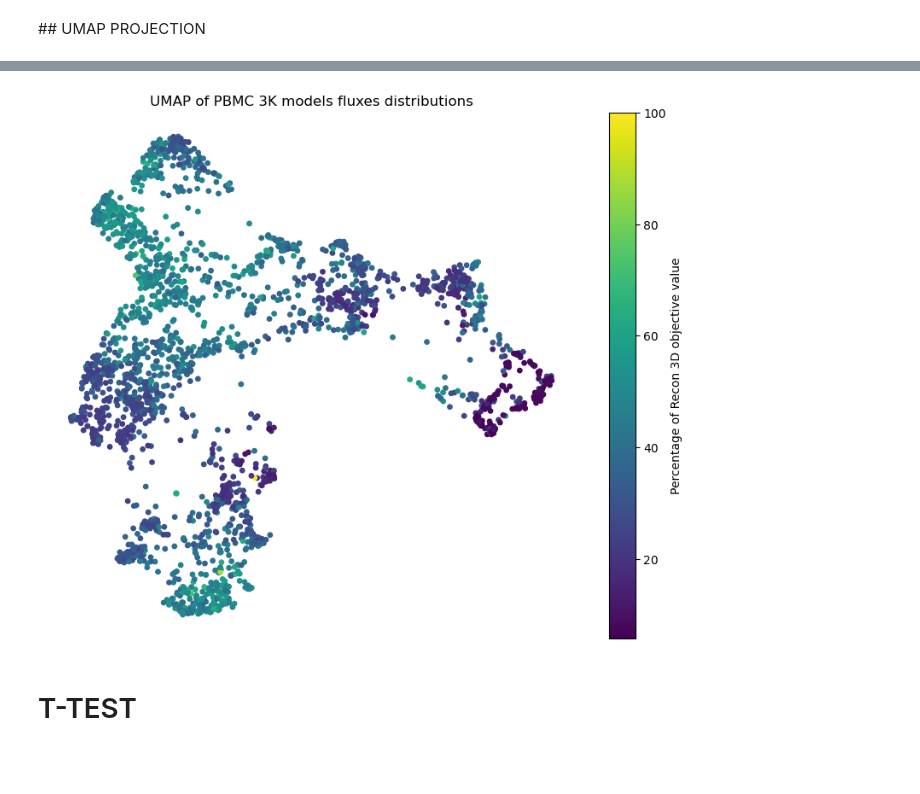
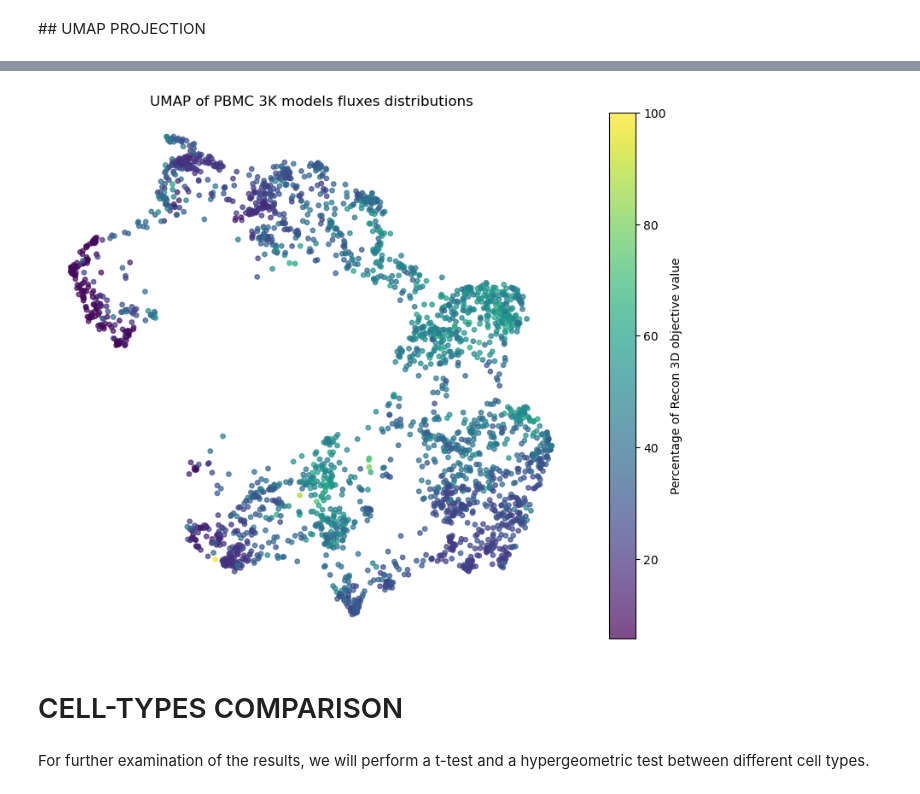
Before and after one commit to claudiavicente/MSPSCR, a Jupyter notebook: VIS_PBMC3K.ipynb, the cells around one changed output, grey strips where cells are left out. Cells and saved outputs as stored; diff of their text form; code cells hidden in the pictures; blank space fills up the shorter version.

```diff
--- a/VIS_PBMC3K.ipynb
+++ b/VIS_PBMC3K.ipynb
@@ -95,4 +73,4 @@ This function transforms fluxes into log2 scale with three additions:
 - Values between 0 and 2 are adjusted to fit below one
 - Negative fluxes are considered
 # %%
-t_fluxes_df = fluxes_df.applymap(flux_transformer)
+t_fluxes_df = fluxes_df.applymap(functions.flux_transformer)
@@ -108,13 +105,9 @@ t_fluxes_df = fluxes_df.applymap(flux_transformer)
-# %%
-f = len(t_fluxes_df)
-c = f//2
-n = f * 1 // 3
-
-diff_rx = pd.DataFrame(columns = ['Reaction', 'Range'])
-for col in t_fluxes_df.columns:
-    s_fluxes = t_fluxes_df[col].sort_values()
-    c_fluxes = s_fluxes.iloc[c - n : c + n]
-    diff_rx = pd.concat([diff_rx, pd.DataFrame({'Reaction': [col], 'Range': [c_fluxes.max() - c_fluxes.min()]})], ignore_index = True)
-
-diff_rx = diff_rx.sort_values(by = 'Range', ascending = False)
-ft_fluxes_df = t_fluxes_df[diff_rx.head(2000)['Reaction']]
+# %%
+rx = pd.DataFrame(columns=['Reaction', 'IQR'])
+for col in t_fluxes_df.columns:
+    IQR = iqr(t_fluxes_df[col])
+    if IQR != 0:
+        rx = pd.concat([rx, pd.DataFrame({'Reaction': [col], 'IQR': [IQR]})], ignore_index = True)
+
+ft_fluxes_df = t_fluxes_df[rx['Reaction']]
+rx
@@ -166,0 +166,11 @@ plt.show()
+# %%
+reducer = umap.UMAP(n_neighbors = 30, min_dist = 0.1, random_state = 42)
+embedding = reducer.fit_transform(ft_fluxes_df)
+
+plt.figure(figsize = (10, 8))
+plt.scatter(embedding[:, 0], embedding[:, 1], c = colors, s = 15, alpha = .7)
+plt.legend(l, l_labs, bbox_to_anchor = (1.05, 0.5), loc = 'center left')
+plt.title('UMAP of PBMC 3K models fluxes distributions')
+plt.axis('off')
+plt.savefig("umap.svg")
+plt.show()
@@ -167,16 +179,18 @@ plt.show()
 # %%
 fd_ov = dict(zip(r_models.index, r_models['percent_ov']))
 
 plt.figure(figsize = (10, 8))
-plt.scatter(embedding[:, 0], embedding[:, 1], c = [fd_ov.get(index, -1) for index in ft_fluxes_df.index], cmap = "viridis", s = 15)
+plt.scatter(embedding[:, 0], embedding[:, 1], c = [fd_ov.get(index, -1) for index in ft_fluxes_df.index], cmap = "viridis", s = 15, alpha = .7)
 plt.colorbar(label = 'Percentage of Recon 3D objective value')
 plt.title('UMAP of PBMC 3K models fluxes distributions')
 plt.axis('off')
 plt.show()
 # %% [output]
-[figure, old version]
+[figure, new version]
 # %% [markdown]
-# T-TEST
+# CELL-TYPES COMPARISON
+# %% [markdown]
+For further examination of the results, we will perform a t-test and a hypergeometric test between different cell types.
 # %%
 b_cells = ft_fluxes_df.loc[[cell for cell in d_clabs.get("B")]]
 cd4t_cells = ft_fluxes_df.loc[[cell for cell in d_clabs.get("CD4 T")]]
```
Also changed, not shown: parts of 36 cells of this notebook, 1 other file.
